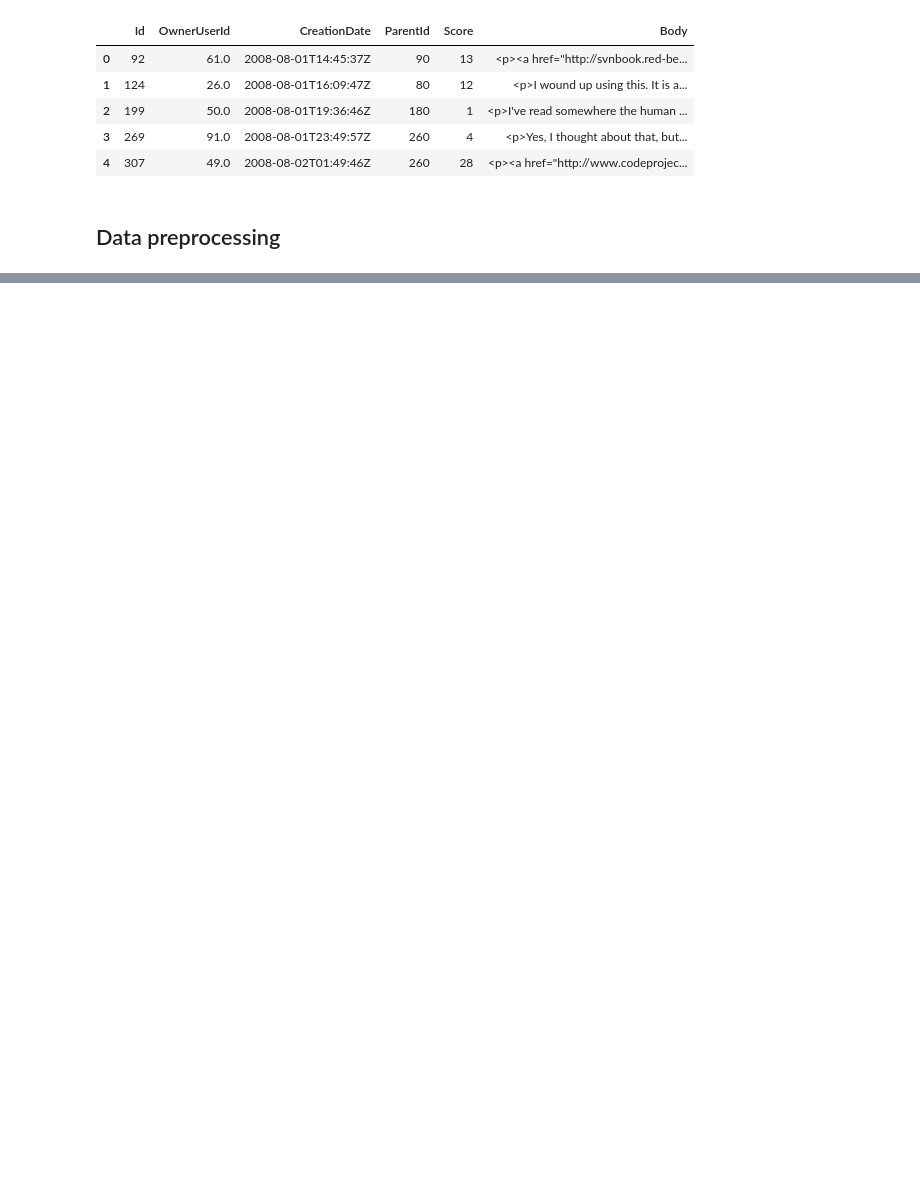
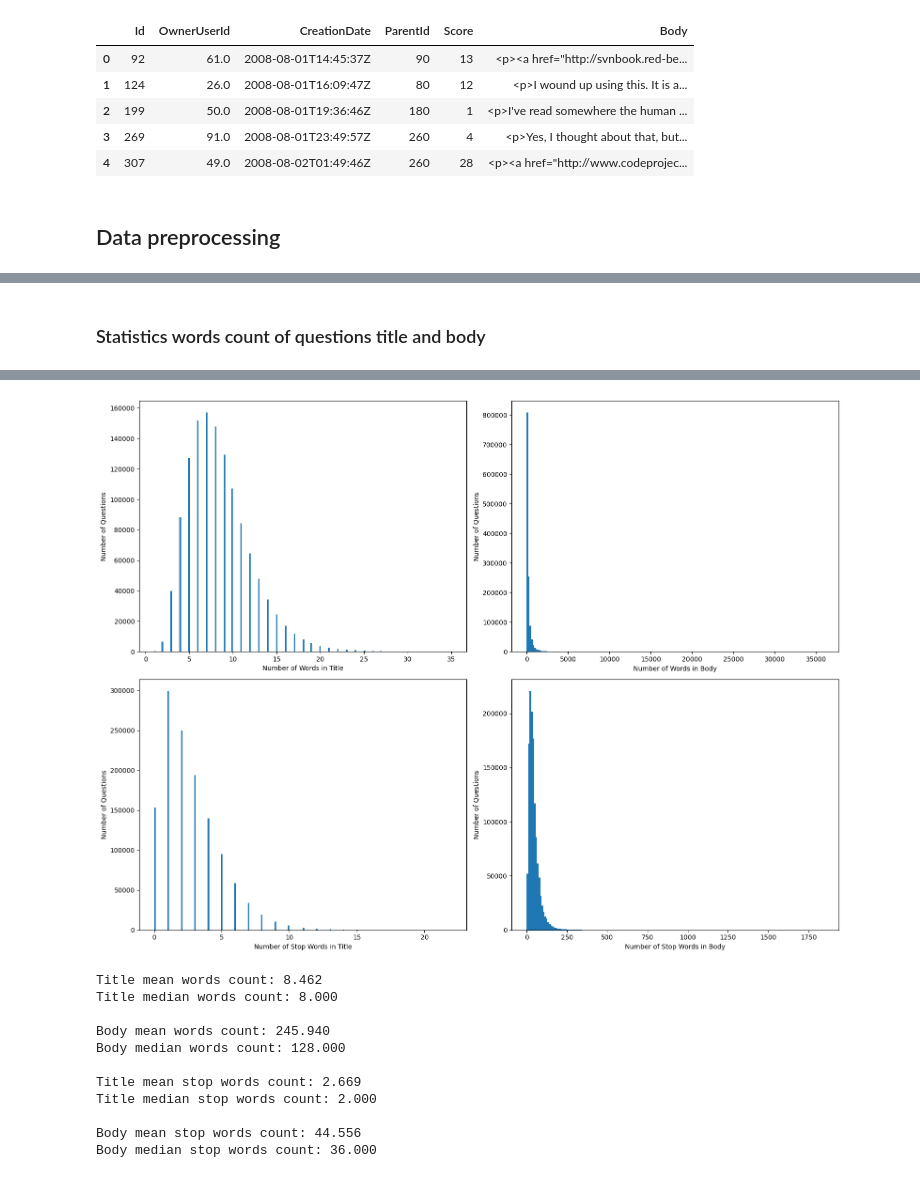
Before and after one commit to marcinkaczmarzyk/ai_stack_overflow, a Jupyter notebook: AI Stack Overflow predictions .ipynb, the cells around one changed output, grey strips where cells are left out. Cells and saved outputs as stored; diff of their text form; code cells hidden in the pictures; blank space fills up the shorter version.

```diff
--- a/AI Stack Overflow predictions .ipynb
+++ b/AI Stack Overflow predictions .ipynb
@@ -77,0 +143,57 @@ del merged_df
+# %% [markdown]
+### Statistics words count of questions title and body
+# %%
+# preparing stop words
+import nltk
+from nltk.corpus import stopwords
+nltk.download('stopwords')
+nltk.download('omw-1.4')
+
+stop_words = set(stopwords.words('english'))
+
+modified_qustions_df['NumberOfTitleWords'] = modified_qustions_df['Title'].apply(lambda x: len(str(x).split(" ")))
+modified_qustions_df['NumberOfBodyWords'] = modified_qustions_df['Body'].apply(lambda x: len(str(x).split(" ")))
+
+modified_qustions_df['NumberOfTitleStopWords'] = modified_qustions_df['Title'].apply(lambda x: len([word for word in x.split() if word.lower() in stop_words]))
+modified_qustions_df['NumberOfBodyStopWords'] = modified_qustions_df['Body'].apply(lambda x: len([word for word in x.split() if word.lower() in stop_words]))
+
+# plotting the distribution of NumberOfTitleWords and NumberOfBodyWords and NumberOfTitleStopWords and NumberOfBodyStopWords
+plt.figure(figsize=(16, 12))
+
+plt.subplot(2, 2, 1)
+plt.hist(modified_qustions_df['NumberOfTitleWords'], bins=200)
+plt.xlabel('Number of Words in Title')
+plt.ylabel('Number of Questions')
+
+plt.subplot(2, 2, 2)
+plt.hist(modified_qustions_df['NumberOfBodyWords'], bins=200)
+plt.xlabel('Number of Words in Body')
+plt.ylabel('Number of Questions')
+
+plt.subplot(2, 2, 3)
+plt.hist(modified_qustions_df['NumberOfTitleStopWords'], bins=200)
+plt.xlabel('Number of Stop Words in Title')
+plt.ylabel('Number of Questions')
+
+plt.subplot(2, 2, 4)
+plt.hist(modified_qustions_df['NumberOfBodyStopWords'], bins=200)
+plt.xlabel('Number of Stop Words in Body')
+plt.ylabel('Number of Questions')
+
+plt.tight_layout()
+plt.savefig(data_analysis_path + 'title_body_words_distribution.png', dpi=300)
+plt.show()
+
+# printing the mean and median of NumberOfTitleWords and NumberOfBodyWords and NumberOfTitleStopWords and NumberOfBodyStopWords
+print('Title mean words count: {:.3f}'.format(modified_qustions_df['NumberOfTitleWords'].mean()))
+print('Title median words count: {}'.format(modified_qustions_df['NumberOfTitleWords'].median()))
+print('')
+print('Body mean words count: {:.3f}'.format(modified_qustions_df['NumberOfBodyWords'].mean()))
+print('Body median words count: {}'.format(modified_qustions_df['NumberOfBodyWords'].median()))
+print('')
+print('Title mean stop words count: {:.3f}'.format(modified_qustions_df['NumberOfTitleStopWords'].mean()))
+print('Title median stop words count: {}'.format(modified_qustions_df['NumberOfTitleStopWords'].median()))
+print('')
+print('Body mean stop words count: {:.3f}'.format(modified_qustions_df['NumberOfBodyStopWords'].mean()))
+print('Body median stop words count: {}'.format(modified_qustions_df['NumberOfBodyStopWords'].median()))
+# %% [output]
@@ -77,0 +206,12 @@ del merged_df
+[figure, added]
+Title mean words count: 8.462
+Title median words count: 8.000
+
+Body mean words count: 245.940
+Body median words count: 128.000
+
+Title mean stop words count: 2.669
+Title median stop words count: 2.000
+
+Body mean stop words count: 44.556
+Body median stop words count: 36.000
```
Also changed, not shown: parts of 22 cells of this notebook, 5 other files.
